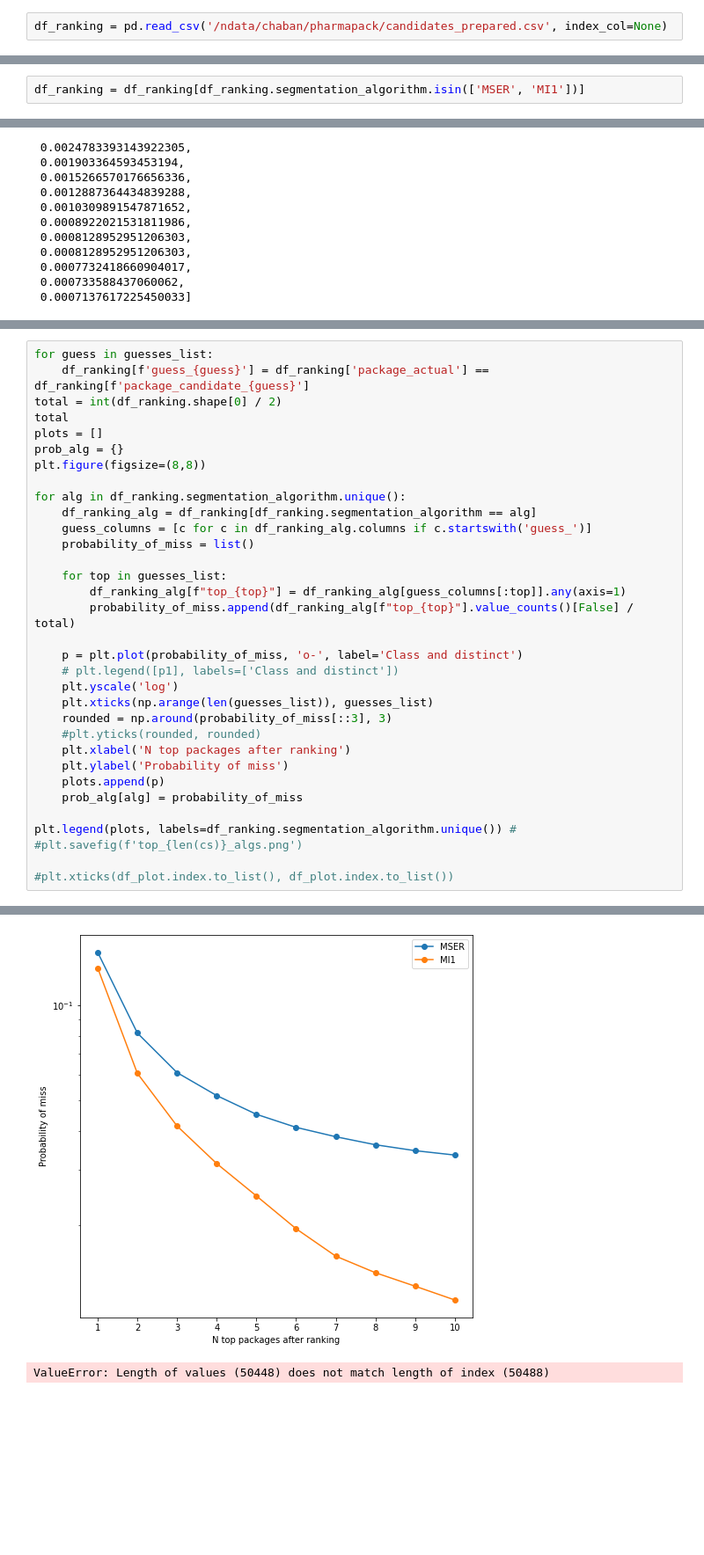
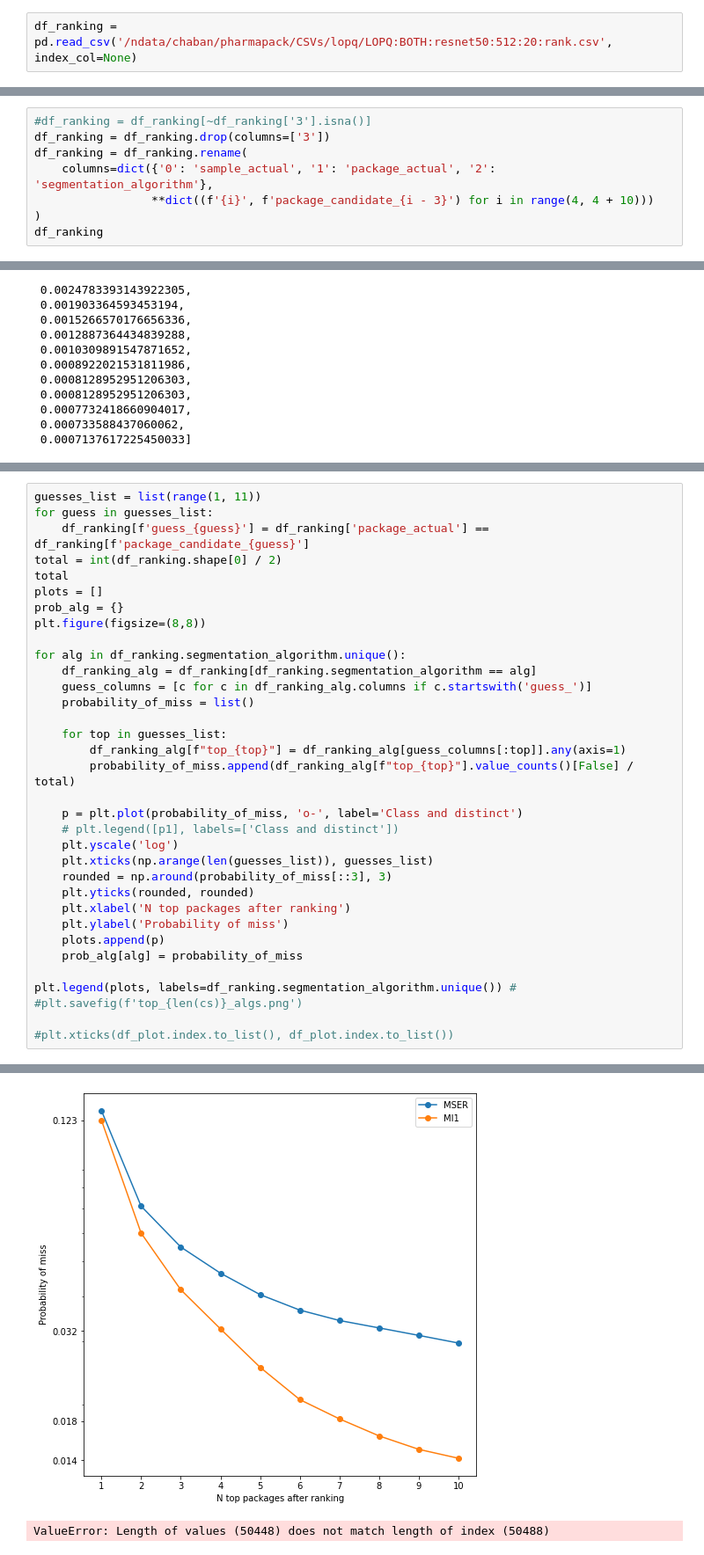
Before and after one commit to romaroman/pharma, a Jupyter notebook: notebooks/hash/ranking_aggregation.ipynb, the cells around one changed output, grey strips where cells are left out. Shown at 88% size. Saved outputs shown, nothing was run; the diff lists cells and outputs as text; blank space fills up the shorter version.

```diff
--- a/notebooks/hash/ranking_aggregation.ipynb
+++ b/notebooks/hash/ranking_aggregation.ipynb
@@ -11,4 +11,4 @@ from tqdm.notebook import tqdm
 %load_ext autoreload
 %autoreload 2
 # %%
-df_ranking = pd.read_csv('/ndata/chaban/pharmapack/candidates_prepared.csv', index_col=None)
+df_ranking = pd.read_csv('/ndata/chaban/pharmapack/CSVs/lopq/LOPQ:BOTH:resnet50:512:20:rank.csv', index_col=None)
@@ -14,0 +28,8 @@ df_ranking = pd.read_csv('/ndata/chaban/pharmapack/candidates_prepared.csv', ind
+# %%
+#df_ranking = df_ranking[~df_ranking['3'].isna()]
+df_ranking = df_ranking.drop(columns=['3'])
+df_ranking = df_ranking.rename(
+    columns=dict({'0': 'sample_actual', '1': 'package_actual', '2': 'segmentation_algorithm'},
+                 **dict((f'{i}', f'package_candidate_{i - 3}') for i in range(4, 4 + 10)))
+)
+df_ranking
@@ -41,5 +78,3 @@ df_ranking.package_actual.nunique()
-# %%
-df_ranking = df_ranking[df_ranking.segmentation_algorithm.isin(['MSER', 'MI1'])]
 # %%
 df_ranking.sample_actual.shape[0] / 2
 # %% [output]
@@ -195,4 +231,5 @@ probability_of_miss
 # %%
+guesses_list = list(range(1, 11))
 for guess in guesses_list:
     df_ranking[f'guess_{guess}'] = df_ranking['package_actual'] == df_ranking[f'package_candidate_{guess}']
 total = int(df_ranking.shape[0] / 2)
@@ -215,7 +252,7 @@ for alg in df_ranking.segmentation_algorithm.unique():
     plt.yscale('log')
     plt.xticks(np.arange(len(guesses_list)), guesses_list)
     rounded = np.around(probability_of_miss[::3], 3)
-    #plt.yticks(rounded, rounded)
+    plt.yticks(rounded, rounded)
     plt.xlabel('N top packages after ranking')
     plt.ylabel('Probability of miss')
     plots.append(p)
@@ -229,10 +271,10 @@ plt.legend(plots, labels=df_ranking.segmentation_algorithm.unique()) #
 A value is trying to be set on a copy of a slice from a DataFrame.
 Try using .loc[row_indexer,col_indexer] = value instead
 
 See the caveats in the documentation: https://pandas.pydata.org/pandas-docs/stable/user_guide/indexing.html#returning-a-view-versus-a-copy
   df_ranking_alg[f"top_{top}"] = df_ranking_alg[guess_columns[:top]].any(axis=1)
 <matplotlib.legend.Legend at 0x...>
-[figure, old version]
+[figure, new version]
 # %%
 # %% [output]
 ValueError: Length of values (50448) does not match length of index (50488)
```
Also changed, not shown: parts of 12 cells of this notebook, 9 other files.
